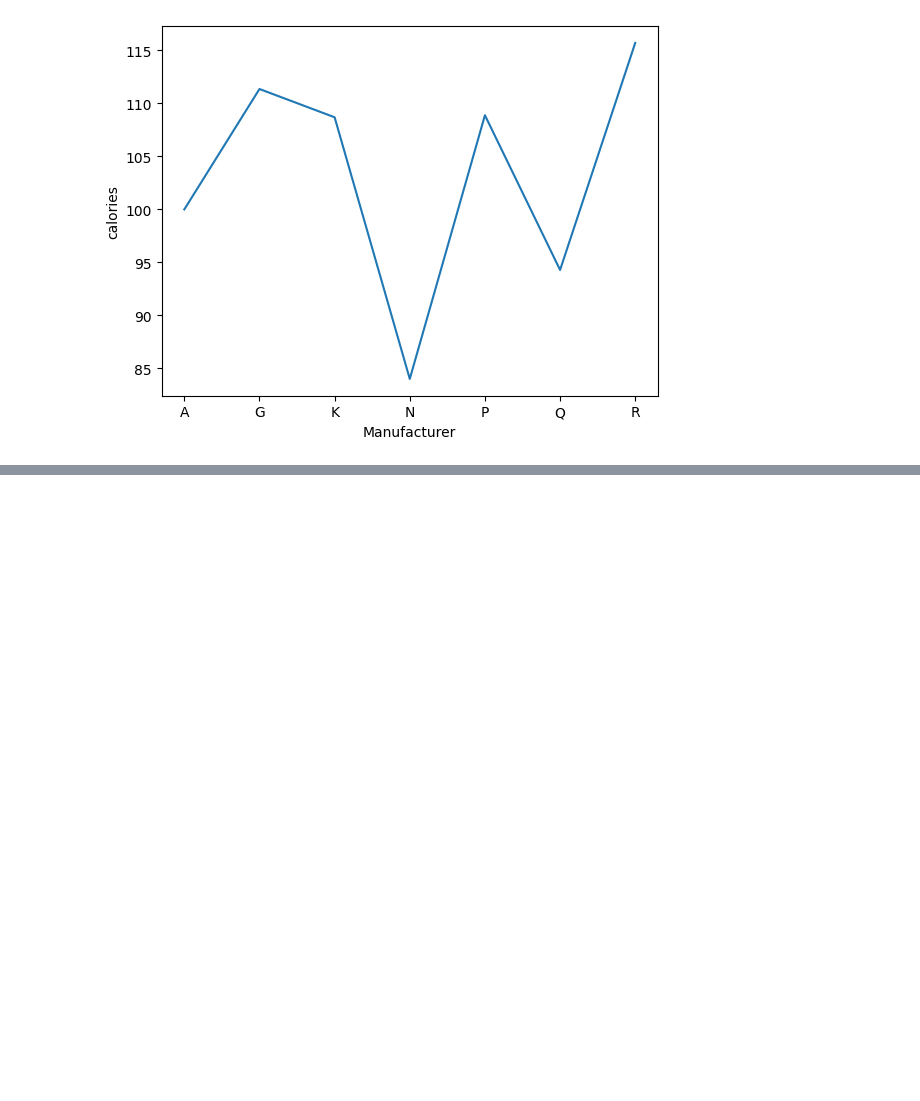
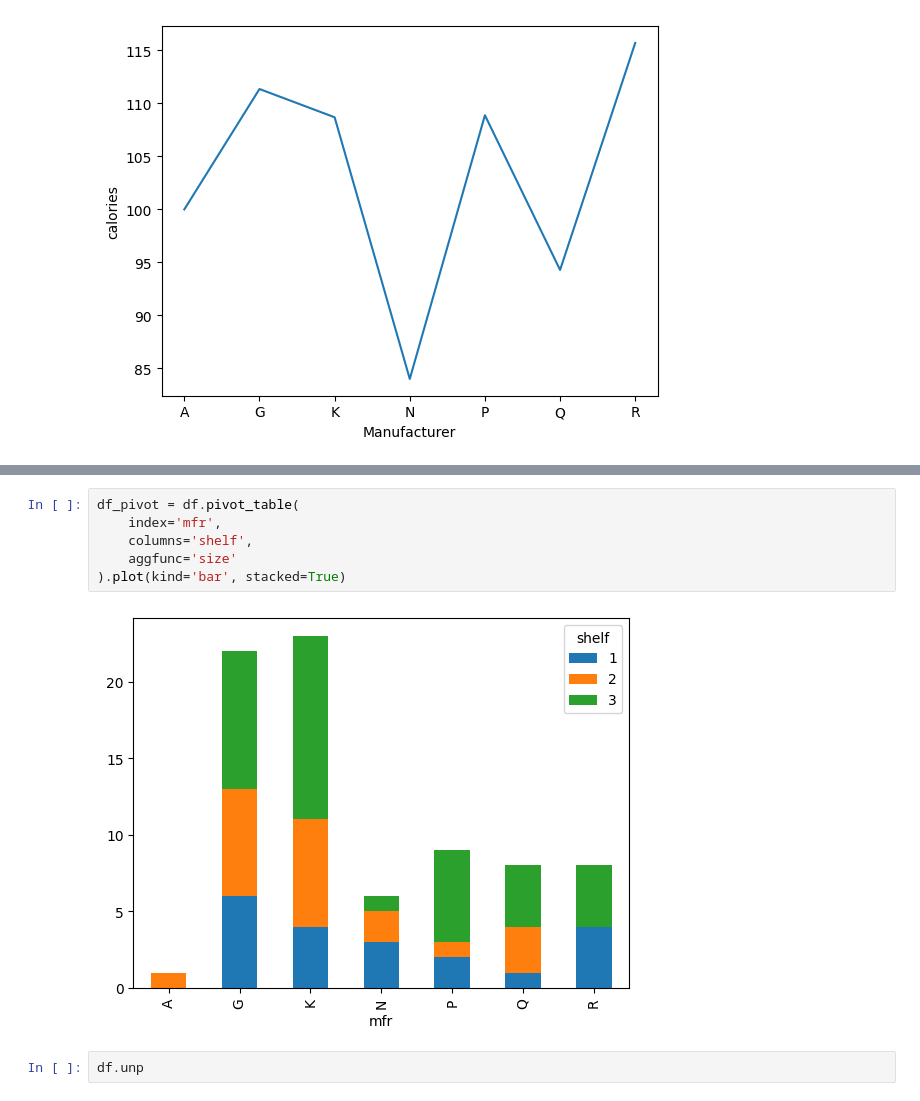
Before and after one commit to ErickVisone/DataScience, a Jupyter notebook: datascience/PandasBasics.ipynb, the cells around one changed output, grey strips where cells are left out. Saved outputs shown, nothing was run; the diff lists cells and outputs as text; blank space fills up the shorter version.

```diff
--- a/datascience/PandasBasics.ipynb
+++ b/datascience/PandasBasics.ipynb
@@ -549,0 +563,10 @@ df_cleaned.groupby('mfr')['calories'].mean().plot(
+# %%
+df_pivot = df.pivot_table(
+    index='mfr',
+    columns='shelf',
+    aggfunc='size'
+).plot(kind='bar', stacked=True)
+# %% [output]
+[figure, added]
+# %%
+df.unp
```
Also changed, not shown: parts of 4 cells of this notebook, 2 other files.
